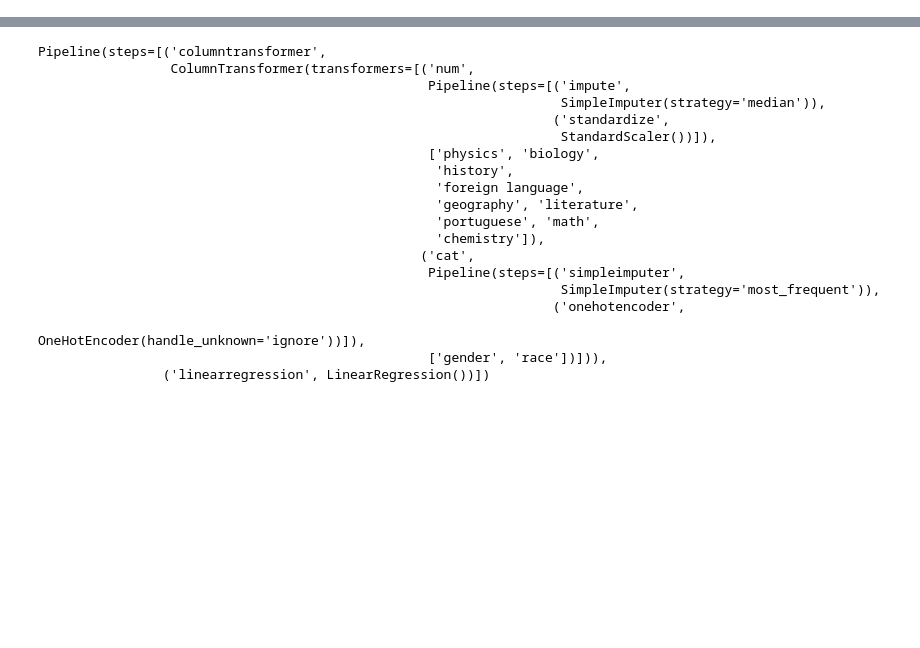
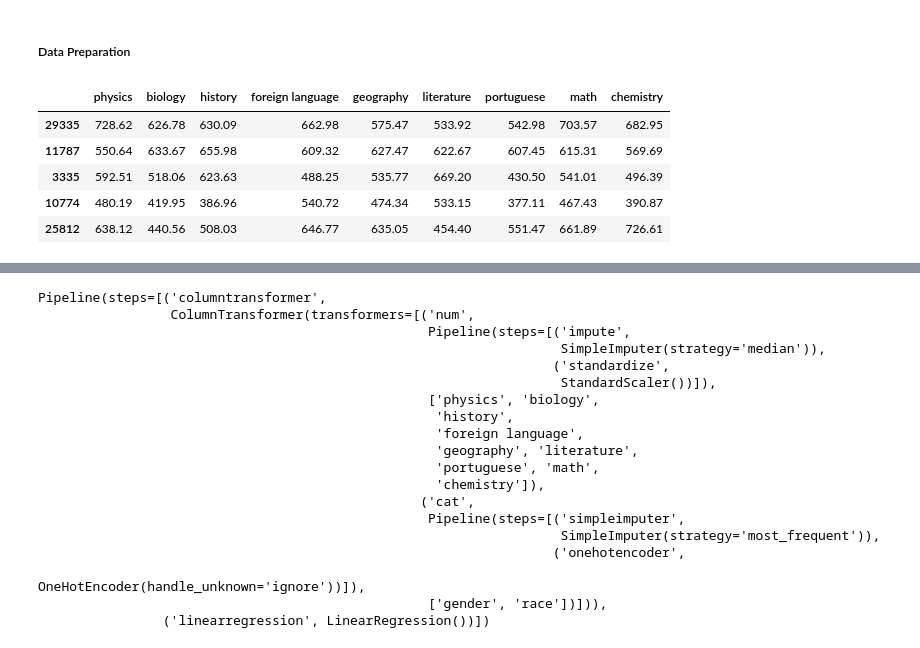
Before and after one commit to CQSS-CU/GPAPredictor, a Jupyter notebook: model.ipynb, the cells around one changed output, grey strips where cells are left out. Cells and saved outputs as stored; diff of their text form; code cells hidden in the pictures; blank space fills up the shorter version.

```diff
--- a/model.ipynb
+++ b/model.ipynb
@@ -50,2 +106,4 @@ gender             -0.213094
 Name: mean GPA, dtype: float64
+# %% [markdown]
+##### Data Preparation
 # %%
@@ -52,5 +112,16 @@ Name: mean GPA, dtype: float64
 students = train_set.copy().drop(columns=['mean GPA'])
 students_labels = train_set['mean GPA'].copy()
+# %%
+students_num = students.select_dtypes(include=[np.number])
+
+students_num.head()
+# %% [output]
+|  | physics | biology | history | foreign language | geography | literature | portuguese | math | chemistry |
+| 29335 | 728.62 | 626.78 | 630.09 | 662.98 | 575.47 | 533.92 | 542.98 | 703.57 | 682.95 |
+| 11787 | 550.64 | 633.67 | 655.98 | 609.32 | 627.47 | 622.67 | 607.45 | 615.31 | 569.69 |
+| 3335 | 592.51 | 518.06 | 623.63 | 488.25 | 535.77 | 669.20 | 430.50 | 541.01 | 496.39 |
+| 10774 | 480.19 | 419.95 | 386.96 | 540.72 | 474.34 | 533.15 | 377.11 | 467.43 | 390.87 |
+| 25812 | 638.12 | 440.56 | 508.03 | 646.77 | 635.05 | 454.40 | 551.47 | 661.89 | 726.61 |
 # %%
 from sklearn.impute import SimpleImputer
 imputer = SimpleImputer(strategy="median")
```
Also changed, not shown: parts of 47 cells of this notebook, 1 other file.
